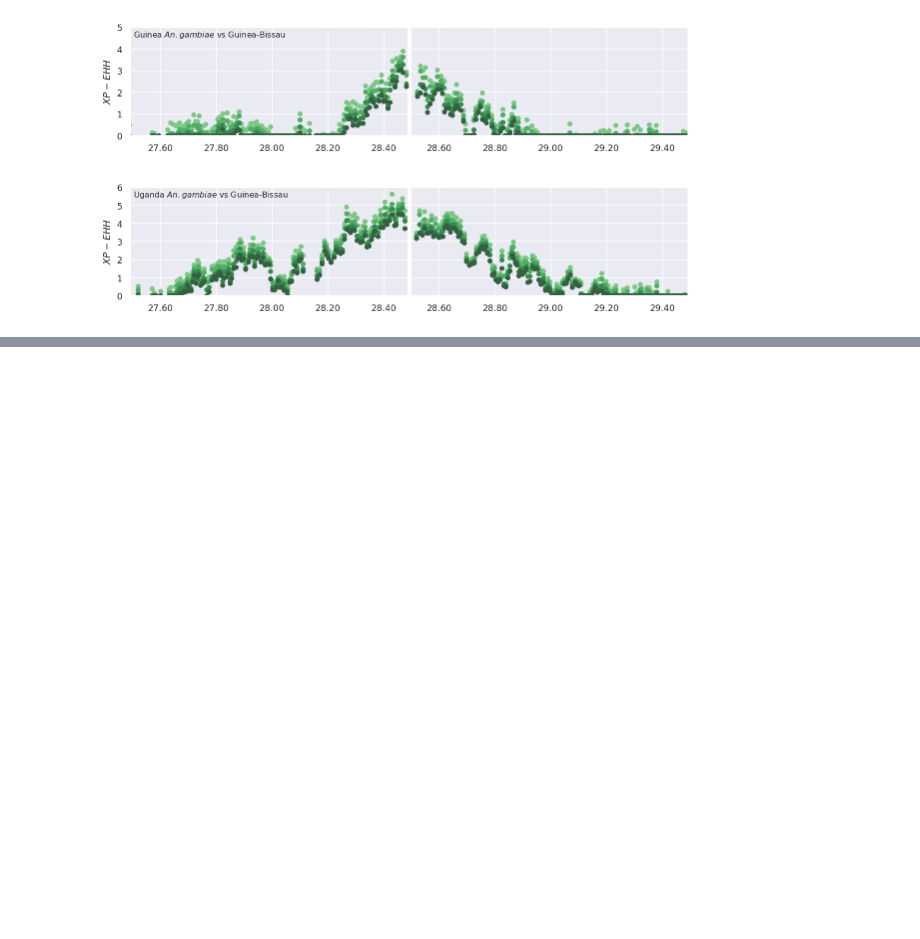
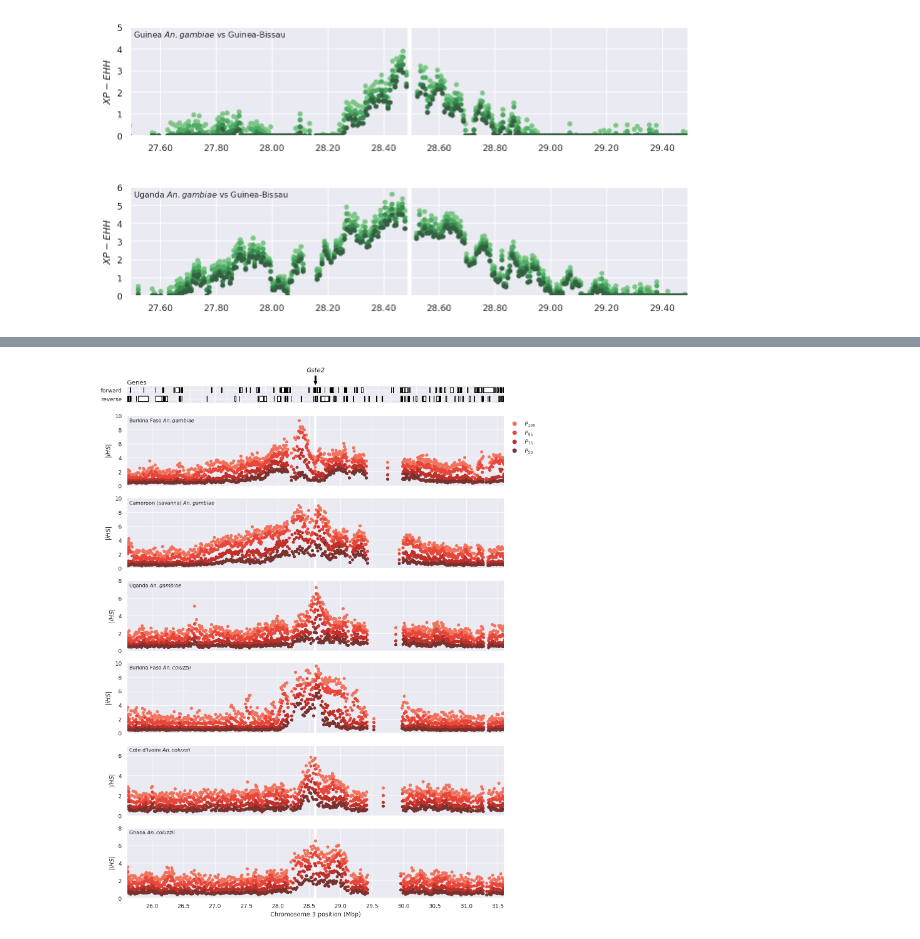
Before and after one commit to alimanfoo/shiny-train, a Jupyter notebook: notebooks/artwork/locus-artwork.ipynb, the cells around one changed output, grey strips where cells are left out. Cells and saved outputs as stored; diff of their text form; code cells hidden in the pictures; blank space fills up the shorter version.

```diff
--- a/notebooks/artwork/locus-artwork.ipynb
+++ b/notebooks/artwork/locus-artwork.ipynb
@@ -281,0 +331,16 @@ def fig_locus_xpehh(chromosome, center, flank, label, tracks, figw=10, savefig=N
+# %%
+fig_locus_ihs(
+    gste2.chromosome, gste2.chromosome_center/1e6,
+    flank=3, label=gste2['Name'],
+    tracks=(
+        ('bf_gam', dict(ymax=10, step=2, legend=True)),
+        ('cm_sav_gam', dict(ymax=10, step=2)),
+        ('ug_gam', dict(ymax=8, step=2)),
+        ('bf_col', dict(ymax=10, step=2)),
+        ('ci_col', dict(ymax=7, step=2)),
+        ('gh_col', dict(ymax=8, step=2)),
+    ),
+    savefig=here() / 'artwork/locus_gste2_ihs.png'
+)
+# %% [output]
+[figure, added]
```
Also changed, not shown: parts of 17 cells of this notebook, 10 other files.
